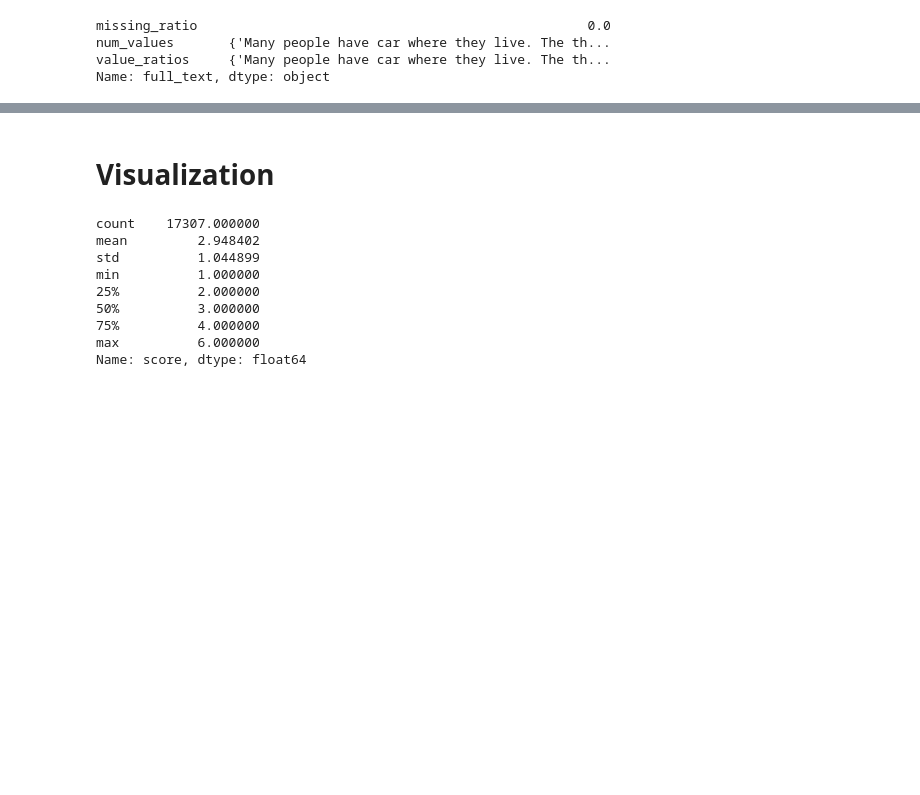
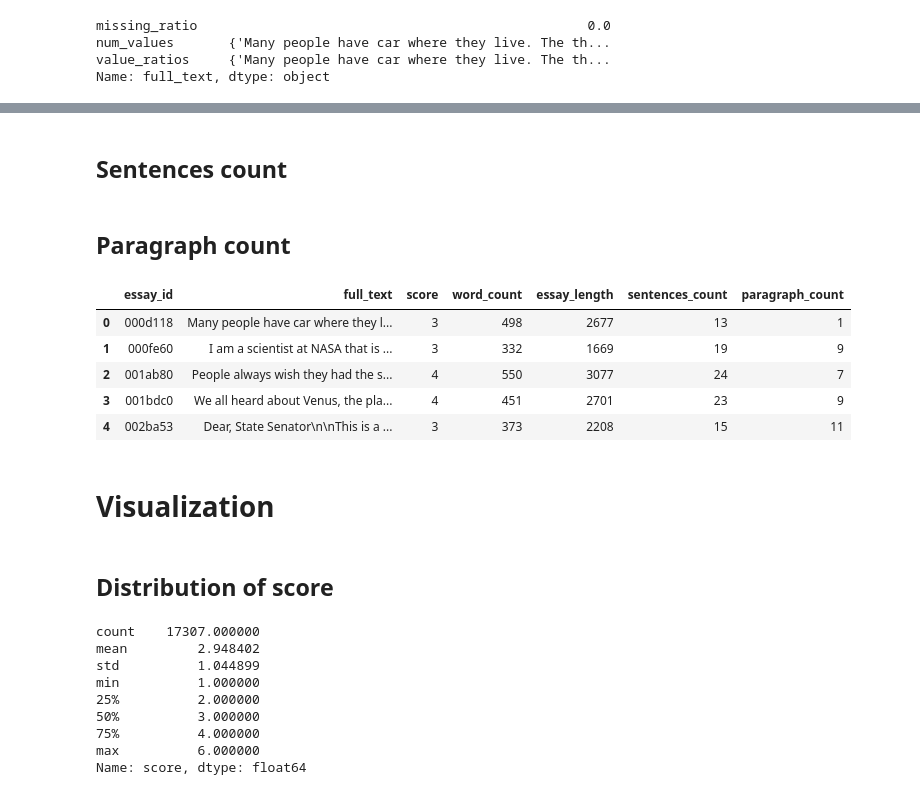
Before and after one commit to Hoangnhan1708/automated-essay-scoring, a Jupyter notebook: notebooks/data-exploration.ipynb, the cells around one changed output, grey strips where cells are left out. Cells and saved outputs as stored; diff of their text form; code cells hidden in the pictures; blank space fills up the shorter version.

```diff
--- a/notebooks/data-exploration.ipynb
+++ b/notebooks/data-exploration.ipynb
@@ -164,0 +175,2 @@ Name: full_text, dtype: object
+# %% [markdown]
+## Sentences count
@@ -164,0 +180,2 @@ Name: full_text, dtype: object
+# %% [markdown]
+## Paragraph count
@@ -165,5 +186,16 @@ Name: full_text, dtype: object
+# %%
+df_train.head(5)
+# %% [output]
+|  | essay_id | full_text | score | word_count | essay_length | sentences_count | paragraph_count |
+| 0 | 000d118 | Many people have car where they l... | 3 | 498 | 2677 | 13 | 1 |
+| 1 | 000fe60 | I am a scientist at NASA that is ... | 3 | 332 | 1669 | 19 | 9 |
+| 2 | 001ab80 | People always wish they had the s... | 4 | 550 | 3077 | 24 | 7 |
+| 3 | 001bdc0 | We all heard about Venus, the pla... | 4 | 451 | 2701 | 23 | 9 |
+| 4 | 002ba53 | Dear, State Senator\n\nThis is a ... | 3 | 373 | 2208 | 15 | 11 |
 # %% [markdown]
 # Visualization
+# %% [markdown]
+## Distribution of score
 # %%
 print(df_train['score'].describe())
 plt.figure(figsize=(9, 8))
```
Also changed, not shown: parts of 20 cells of this notebook, 7 other files.
